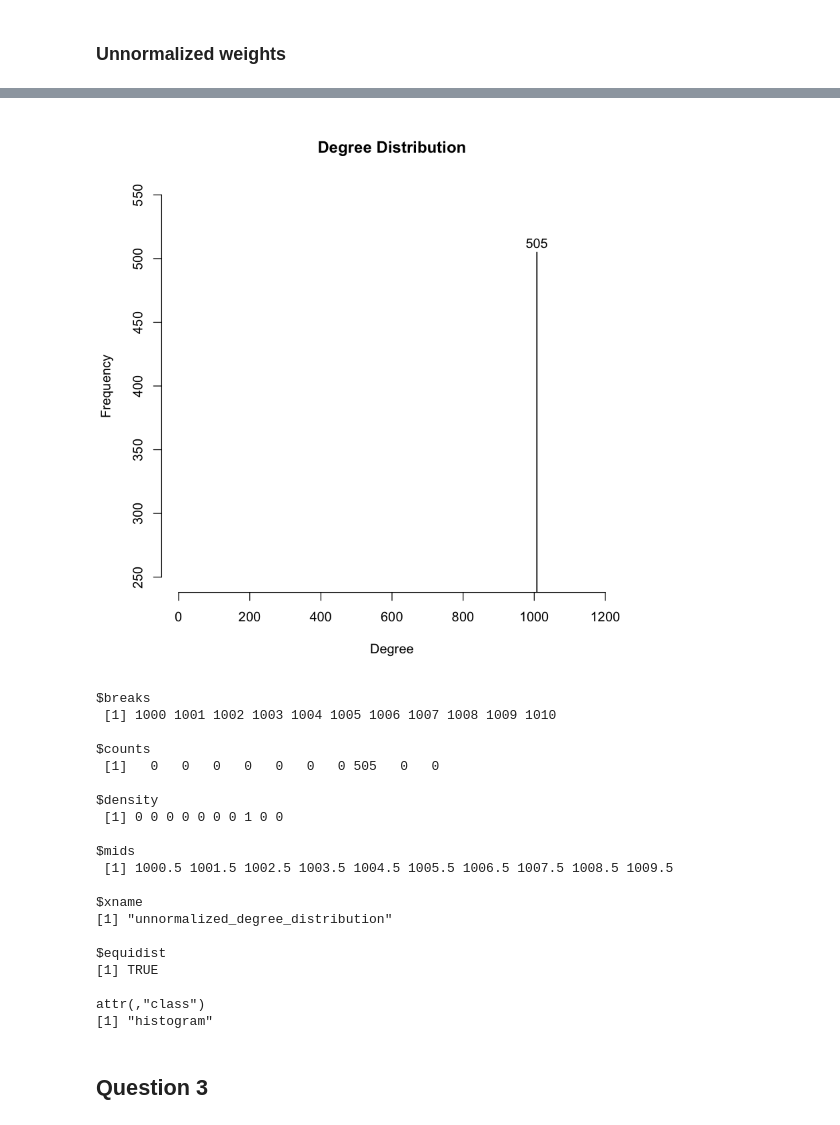
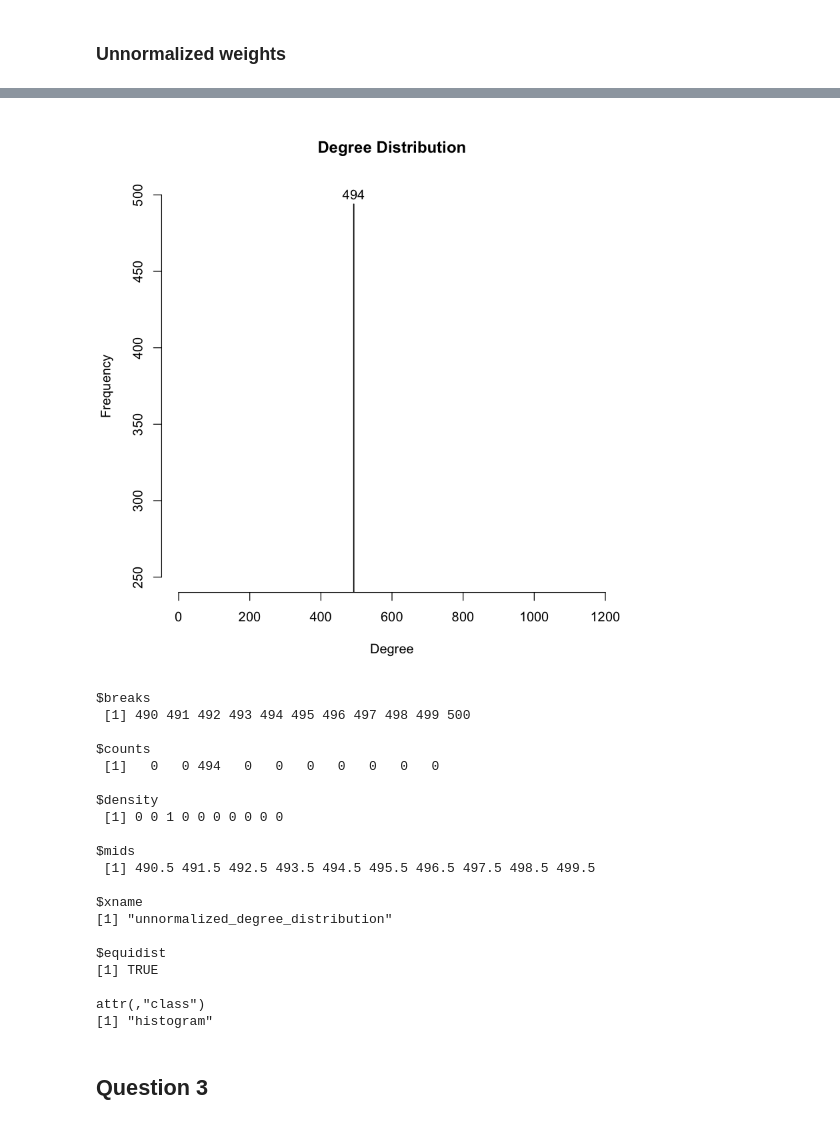
Before and after one commit to maithilibhide/ECE232, a Jupyter notebook: Project5/Stocks_Graph.ipynb, the cells around one changed output, grey strips where cells are left out. Cells and saved outputs as stored; diff of their text form; code cells hidden in the pictures.

```diff
--- a/Project5/Stocks_Graph.ipynb
+++ b/Project5/Stocks_Graph.ipynb
@@ -83,25 +73,25 @@ Diameter:  1.57351385062525
 # %%
 unnormalized_degree_distribution <- degree(ug)
-histogram2 <- hist(unnormalized_degree_distribution, breaks=seq(from=1000, to=1010, by=1),
-                  xlim=c(0,1200), ylim=c(250,550),
+histogram2 <- hist(unnormalized_degree_distribution, breaks=seq(from=490, to=500, by=1),
+                  xlim=c(0,1200), ylim=c(250,500),
                   xlab="Degree",ylab="Frequency", main="Degree Distribution")
 text(histogram2$mids,histogram2$counts,labels=histogram2$counts, adj=c(0.5, -0.5))
 # %% [output]
-[figure, old version]
+[figure, new version]
 # %%
 histogram2
 # %% [output]
 $breaks
- [1] 1000 1001 1002 1003 1004 1005 1006 1007 1008 1009 1010
+ [1] 490 491 492 493 494 495 496 497 498 499 500
 
 $counts
- [1]   0   0   0   0   0   0   0 505   0   0
+ [1]   0   0 494   0   0   0   0   0   0   0
 
 $density
- [1] 0 0 0 0 0 0 0 1 0 0
+ [1] 0 0 1 0 0 0 0 0 0 0
 
 $mids
- [1] 1000.5 1001.5 1002.5 1003.5 1004.5 1005.5 1006.5 1007.5 1008.5 1009.5
+ [1] 490.5 491.5 492.5 493.5 494.5 495.5 496.5 497.5 498.5 499.5
 
 $xname
 [1] "unnormalized_degree_distribution"
```
Also changed, not shown: parts of 15 cells of this notebook.
